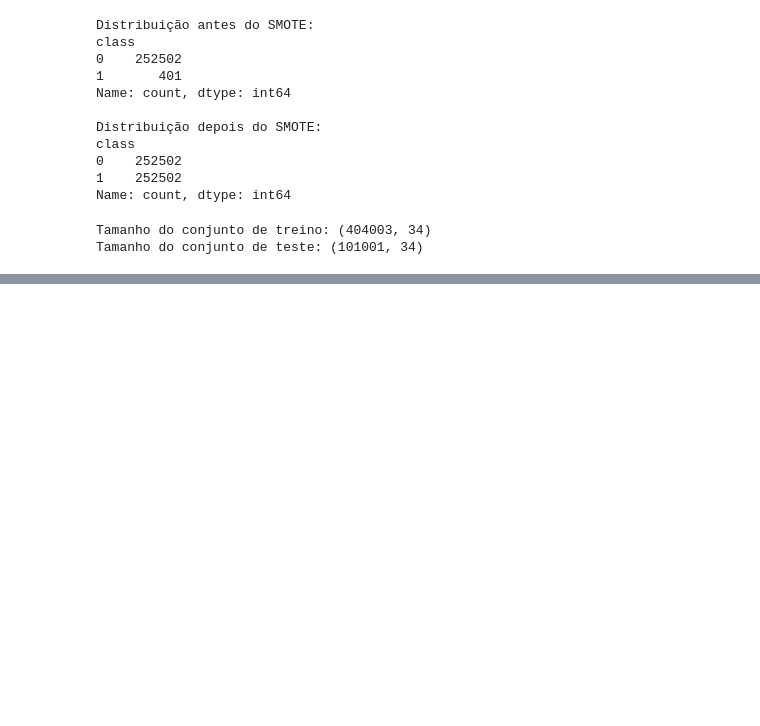
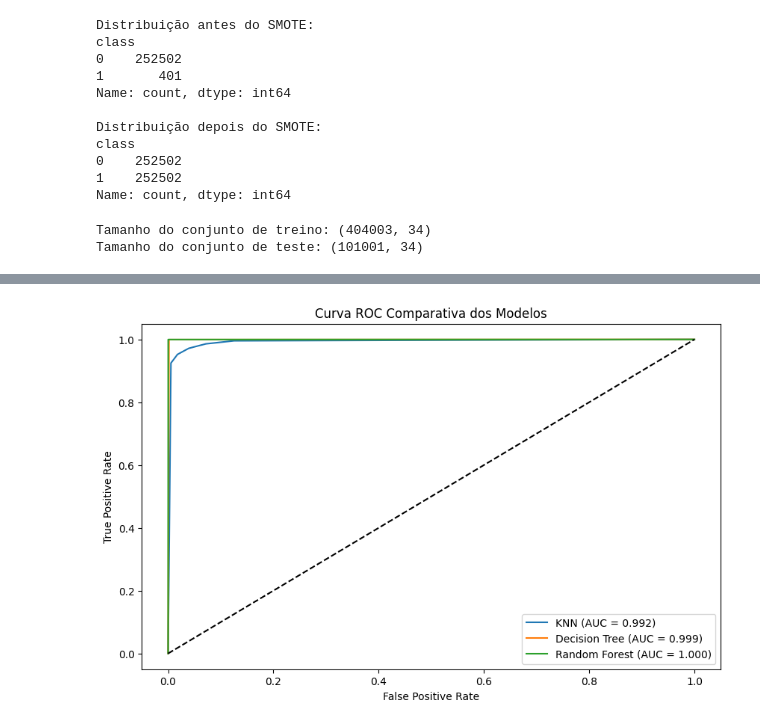
Before and after one commit to Aquiles-Moroni/fraude-cartao-credito, a Jupyter notebook: src/main.ipynb, the cells around one changed output, grey strips where cells are left out. Drawn from its saved outputs; the diff is of its cells as text; code cells hidden in the pictures; blank space fills up the shorter version.

```diff
--- a/src/main.ipynb
+++ b/src/main.ipynb
@@ -629,0 +515,20 @@ comparacao
+# %%
+# MODELO 2: ÁRVORE DE DECISÃO (Decision Tree)
+# A árvore de decisão cria regras de decisão para classificar
+# cada transação. É rápida, interpretável e eficiente.
+
+
+tree = DecisionTreeClassifier(random_state=42)
+tree.fit(X_train, y_train)
+y_pred_tree = tree.predict(X_test)
+y_proba_tree = tree.predict_proba(X_test)[:,1]
+
+print("\n===== RESULTADOS DO MODELO DECISION TREE =====")
+print("Acurácia:", accuracy_score(y_test, y_pred_tree))
+print("ROC AUC:", roc_auc_score(y_test, y_proba_tree))
+print("\nRelatório de Classificação:\n", classification_report(y_test, y_pred_tree))
+print("Matriz de Confusão:\n", confusion_matrix(y_test, y_pred_tree))
+
+#Acurácia 99,85%.
+#Modelo muito bom para detectar fraudes com alta precisão e recall.
+#F1 99,85% equilíbrio entre precisão e recall.
@@ -629,0 +627,21 @@ comparacao
+# %%
+# Curva ROC comparativa
+# ========================================================
+plt.figure(figsize=(10,6))
+
+fpr_knn, tpr_knn, _ = roc_curve(y_test, y_proba_knn)
+fpr_tree, tpr_tree, _ = roc_curve(y_test, y_proba_tree)
+fpr_rf, tpr_rf, _ = roc_curve(y_test, y_proba_rf)
+
+plt.plot(fpr_knn, tpr_knn, label=f"KNN (AUC = {roc_auc_score(y_test, y_proba_knn):.3f})")
+plt.plot(fpr_tree, tpr_tree, label=f"Decision Tree (AUC = {roc_auc_score(y_test, y_proba_tree):.3f})")
+plt.plot(fpr_rf, tpr_rf, label=f"Random Forest (AUC = {roc_auc_score(y_test, y_proba_rf):.3f})")
+
+plt.plot([0,1],[0,1],'k--')  # linha diagonal
+plt.xlabel("False Positive Rate")
+plt.ylabel("True Positive Rate")
+plt.title("Curva ROC Comparativa dos Modelos")
+plt.legend()
+plt.show()
+# %% [output]
+[figure, added]
```
Also changed, not shown: parts of 11 cells of this notebook.
